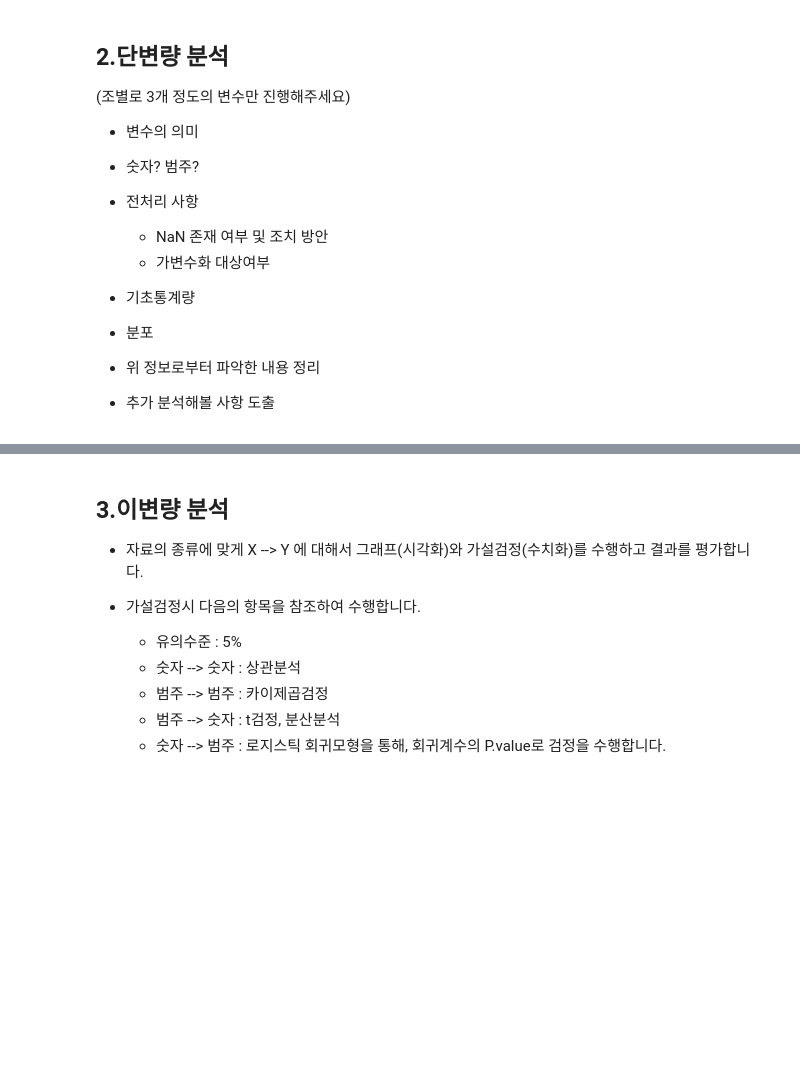
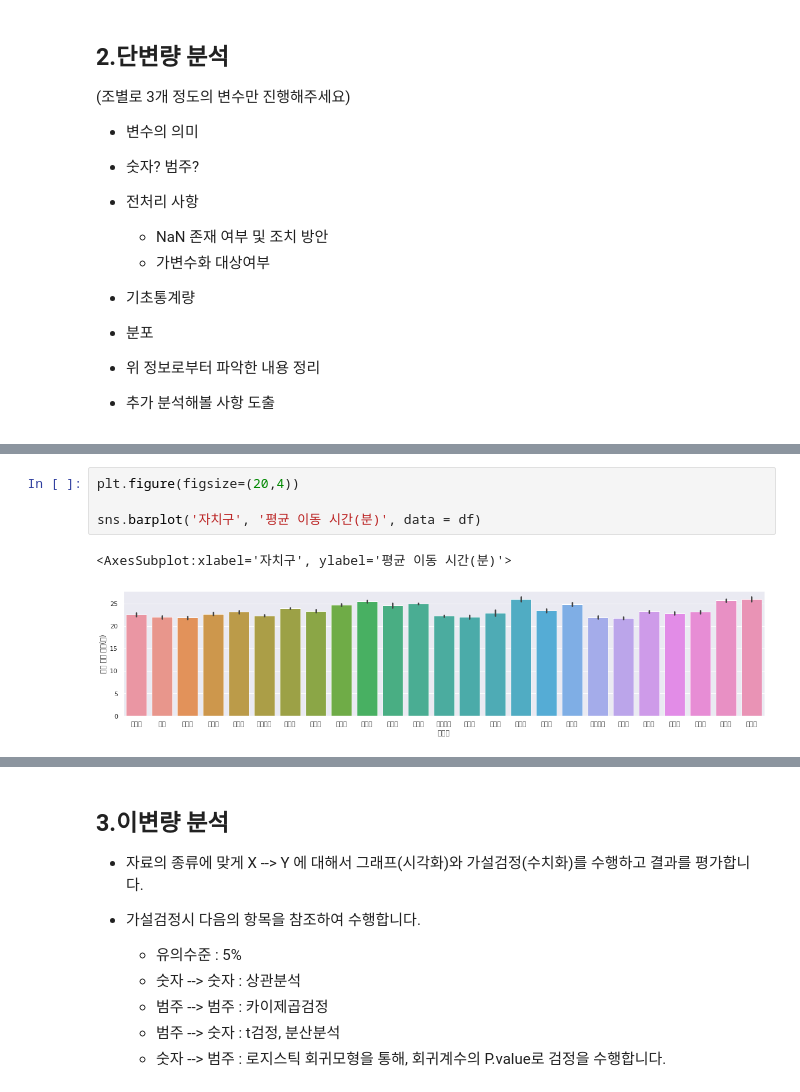
Before and after one commit to cyeongy/kt-aivle, a Jupyter notebook: 미니프로젝트1_서울시버스수요분석_학생용/서울시버스수요분석/lecture/2.1 조별 제출물_x반_x조.ipynb, the cells around one changed output, grey strips where cells are left out. Drawn from its saved outputs; the diff is of its cells as text; blank space fills up the shorter version.

```diff
--- a/미니프로젝트1_서울시버스수요분석_학생용/서울시버스수요분석/lecture/2.1 조별 제출물_x반_x조.ipynb
+++ b/미니프로젝트1_서울시버스수요분석_학생용/서울시버스수요분석/lecture/2.1 조별 제출물_x반_x조.ipynb
@@ -242,0 +285,7 @@ import scipy.stats as spst
+# %%
+plt.figure(figsize=(20,4))
+
+sns.barplot('자치구', '평균 이동 시간(분)', data = df)
+# %% [output]
+<AxesSubplot:xlabel='자치구', ylabel='평균 이동 시간(분)'>
+[figure, added]
```
Also changed, not shown: parts of 33 cells of this notebook, 6 other files.
